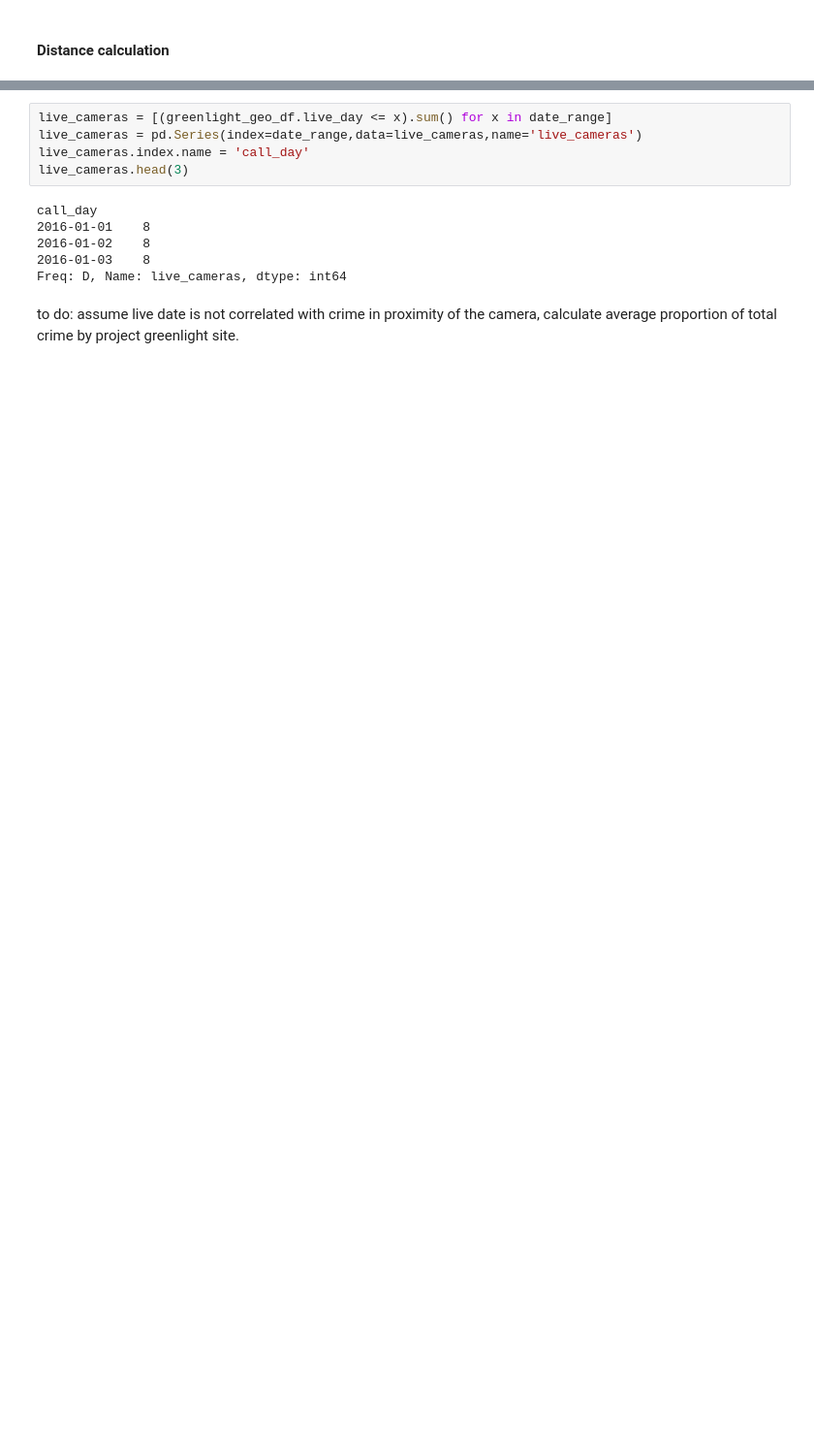
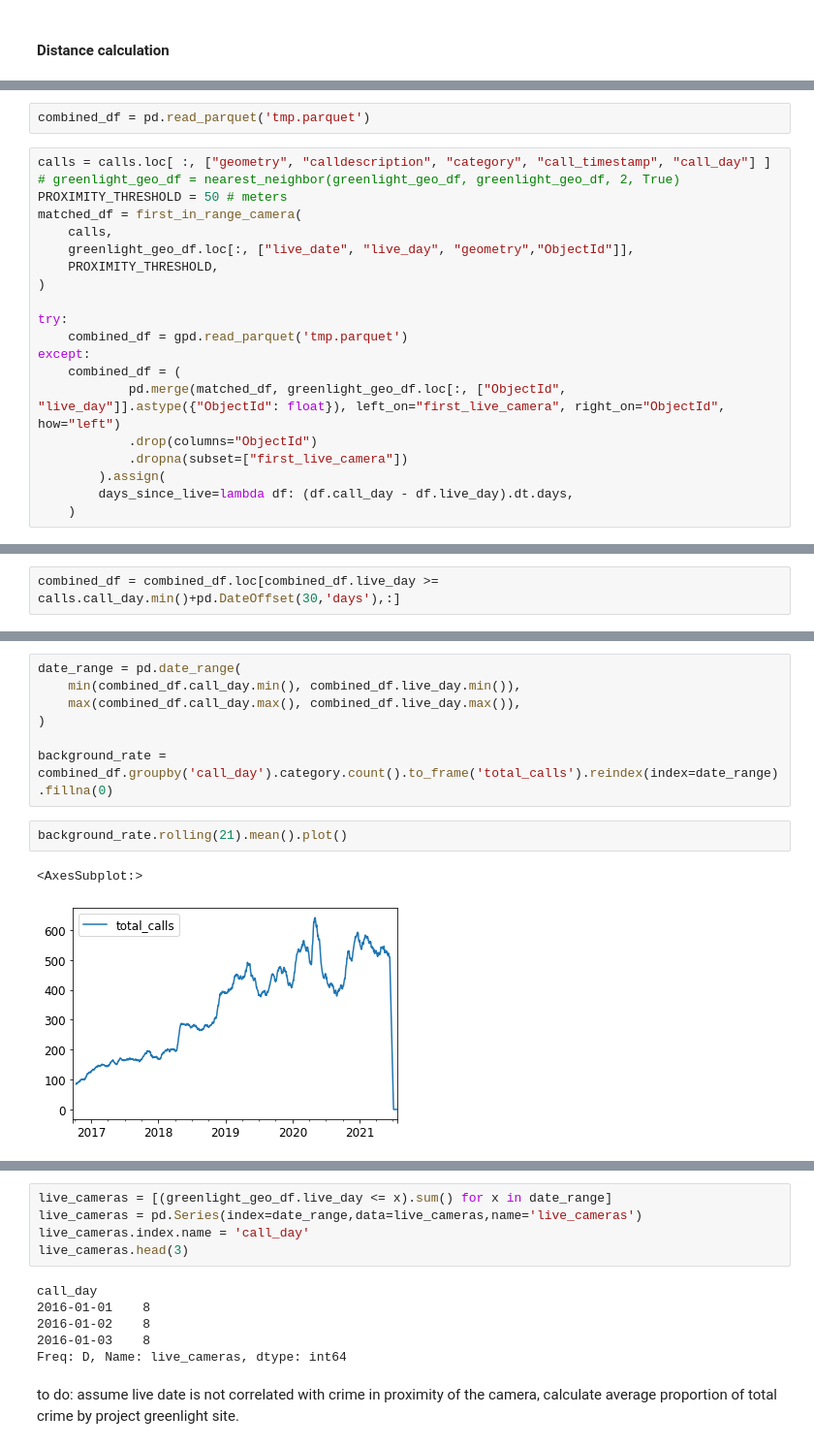
Before and after one commit to ahakso/detroit, a Jupyter notebook: project_greenlight_join.ipynb, the cells around one changed output, grey strips where cells are left out. Shown at 97% size. Drawn from its saved outputs; the diff is of its cells as text; blank space fills up the shorter version.

```diff
--- a/project_greenlight_join.ipynb
+++ b/project_greenlight_join.ipynb
@@ -105,0 +115,22 @@ background_rate.head(3)
+# %%
+combined_df = pd.read_parquet('tmp.parquet')
+# %%
+calls = calls.loc[ :, ["geometry", "calldescription", "category", "call_timestamp", "call_day"] ]
+# greenlight_geo_df = nearest_neighbor(greenlight_geo_df, greenlight_geo_df, 2, True)
+PROXIMITY_THRESHOLD = 50 # meters
+matched_df = first_in_range_camera(
+    calls,
+    greenlight_geo_df.loc[:, ["live_date", "live_day", "geometry","ObjectId"]],
+    PROXIMITY_THRESHOLD,
+)
+
+try:
+    combined_df = gpd.read_parquet('tmp.parquet')
+except:
+    combined_df = (
+            pd.merge(matched_df, greenlight_geo_df.loc[:, ["ObjectId", "live_day"]].astype({"ObjectId": float}), left_on="first_live_camera", right_on="ObjectId", how="left")
+            .drop(columns="ObjectId")
+            .dropna(subset=["first_live_camera"])
+        ).assign(
+        days_since_live=lambda df: (df.call_day - df.live_day).dt.days,
+    )
@@ -105,0 +139,2 @@ background_rate.head(3)
+# %%
+combined_df = combined_df.loc[combined_df.live_day >= calls.call_day.min()+pd.DateOffset(30,'days'),:]
@@ -105,0 +215,12 @@ background_rate.head(3)
+# %%
+date_range = pd.date_range(
+    min(combined_df.call_day.min(), combined_df.live_day.min()),
+    max(combined_df.call_day.max(), combined_df.live_day.max()),
+)
+
+background_rate = combined_df.groupby('call_day').category.count().to_frame('total_calls').reindex(index=date_range).fillna(0)
+# %%
+background_rate.rolling(21).mean().plot()
+# %% [output]
+<AxesSubplot:>
+[figure, added]
```
Also changed, not shown: parts of 60 cells of this notebook, 3 other files.
